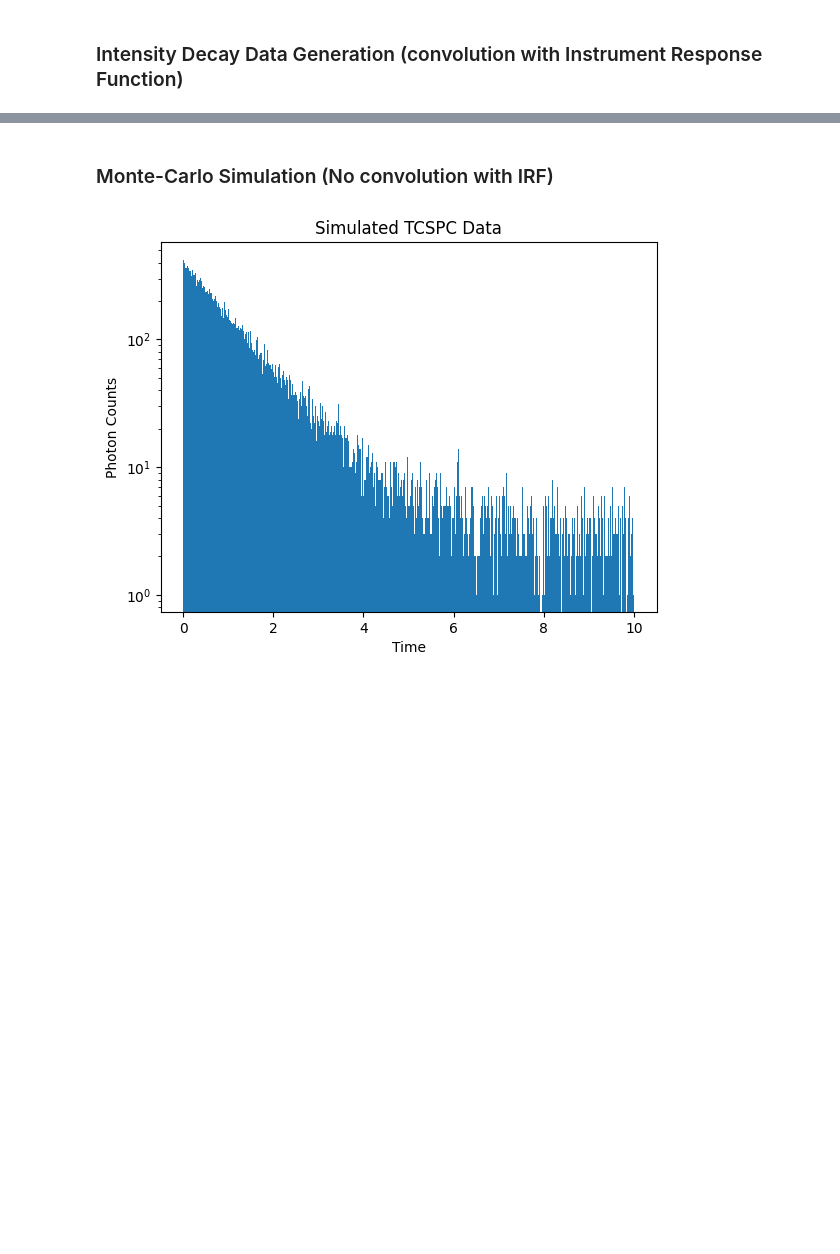
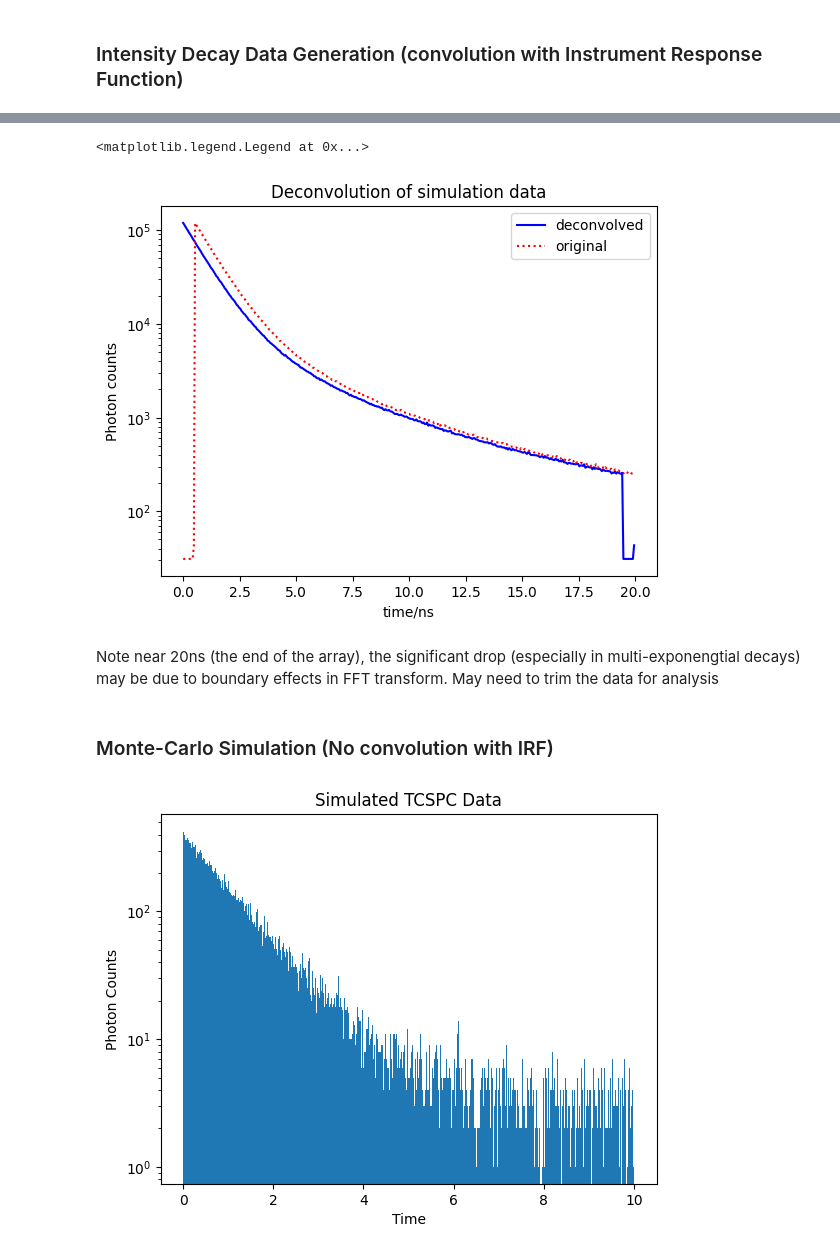
Before and after one commit to ngcnpeter/Y3_Group_Project_2B, a Jupyter notebook: TCSPC-simulation/2Bsimulation.ipynb, the cells around one changed output, grey strips where cells are left out. Drawn from its saved outputs; the diff is of its cells as text; code cells hidden in the pictures; blank space fills up the shorter version.

```diff
--- a/TCSPC-simulation/2Bsimulation.ipynb
+++ b/TCSPC-simulation/2Bsimulation.ipynb
@@ -175,3 +169,30 @@ plt.bar(data[:, 0],data[:, 1])
+# %%
+#Deconvolution
+t = bins
+amp = np.array([0.7,0.2,0.1])
+I = np.dot(amp,mono_exp) #multi-exponential decay
+ker = stats.norm.pdf(t,loc = t0, scale = irfwidth) #IRF kernel for deconvolution
+#plt.plot(data[:,1])
+#plt.plot(x,np.fft.ifft(np.fft.fft(y)/np.fft.fft(ker)))
+def deconv_fft(signal,kernel):
+    '''Deconvolve decay data with IRF kernel using FFT
+    Input:  signal - convolved/original signal (1d array)
+            kernel - Gaussian kernel (IRF) (same length as signal)
+    Output: deconvolved signal (1d array)'''
+    return np.fft.ifft(np.fft.fft(signal)/np.fft.fft(kernel))*np.sum(kernel)
+bg_arr = np.full(len(t), int(10*run_time/len(t)))
+plt.title('Deconvolution of simulation data')
+plt.plot(t,deconv_fft(I,ker),'b',label = 'deconvolved')
+plt.plot(t,I,'r:',label = 'original')
+plt.xlabel('time/ns')
+plt.ylabel('Photon counts')
+plt.yscale('log')
+plt.legend()
+# %% [output]
+<matplotlib.legend.Legend at 0x...>
+[figure, added]
+# %% [markdown]
+Note near 20ns (the end of the array), the significant drop (especially in multi-exponengtial decays) may be due to boundary effects in FFT transform. May need to trim the data for analysis
 # %% [markdown]
 ### Monte-Carlo Simulation (No convolution with IRF)
 # %%
```
Also changed, not shown: parts of 10 cells of this notebook.
